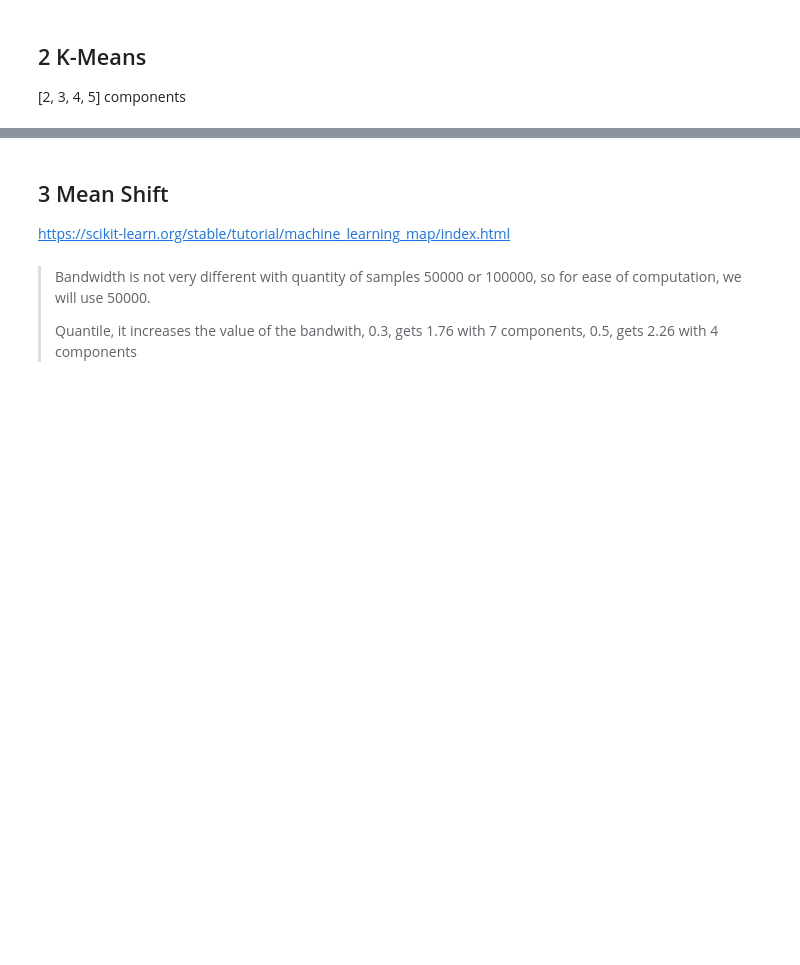
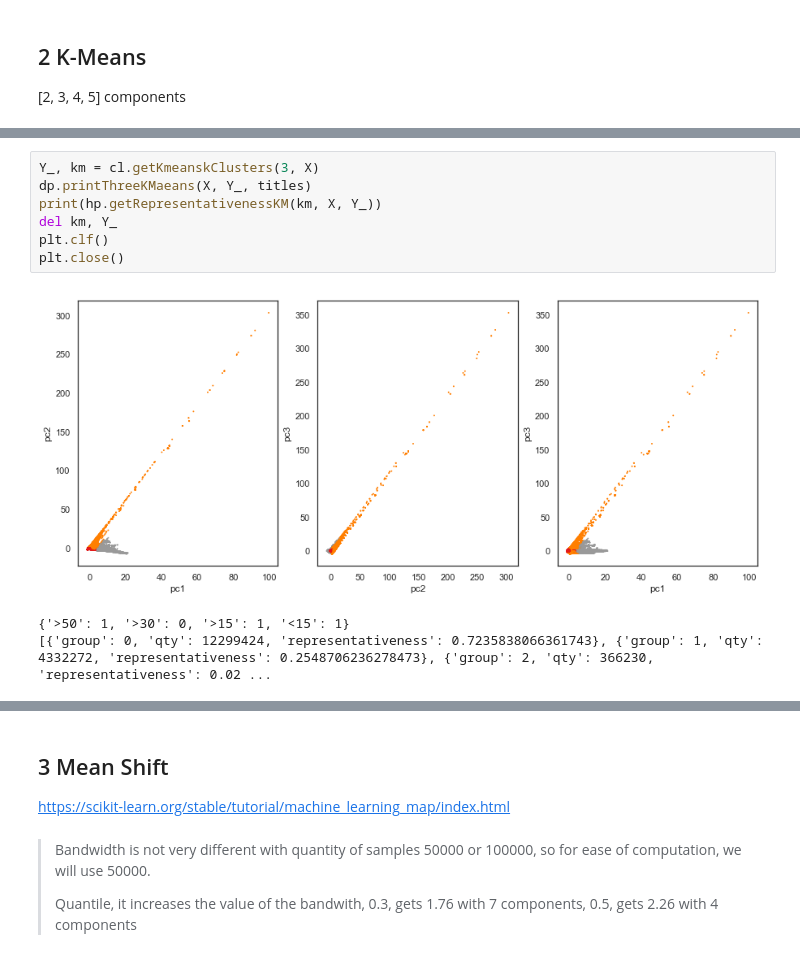
Before and after one commit to valeporti/stg_ete, a Jupyter notebook: test_4.ipynb, the cells around one changed output, grey strips where cells are left out. Cells and saved outputs as stored; diff of their text form; blank space fills up the shorter version.

```diff
--- a/test_4.ipynb
+++ b/test_4.ipynb
@@ -439,0 +437,11 @@ print(hp.getRepresentativenessKM(km, X, Y_))
+# %%
+Y_, km = cl.getKmeanskClusters(3, X)
+dp.printThreeKMaeans(X, Y_, titles)
+print(hp.getRepresentativenessKM(km, X, Y_))
+del km, Y_
+plt.clf()
+plt.close()
+# %% [output]
+[figure, added]
+{'>50': 1, '>30': 0, '>15': 1, '<15': 1}
+[{'group': 0, 'qty': 12299424, 'representativeness': 0.7235838066361743}, {'group': 1, 'qty': 4332272, 'representativeness': 0.2548706236278473}, {'group': 2, 'qty': 366230, 'representativeness': 0.02 ...
```
Also changed, not shown: parts of 21 cells of this notebook, 6 other files.
